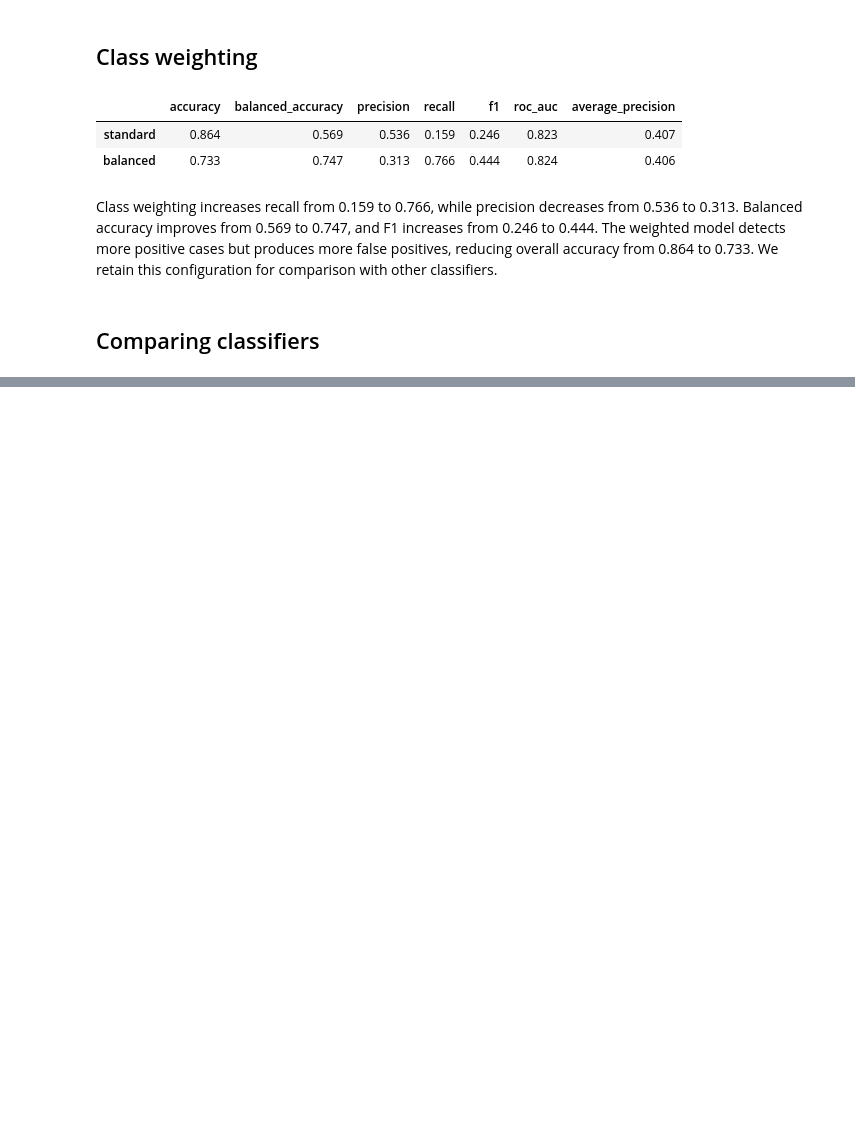
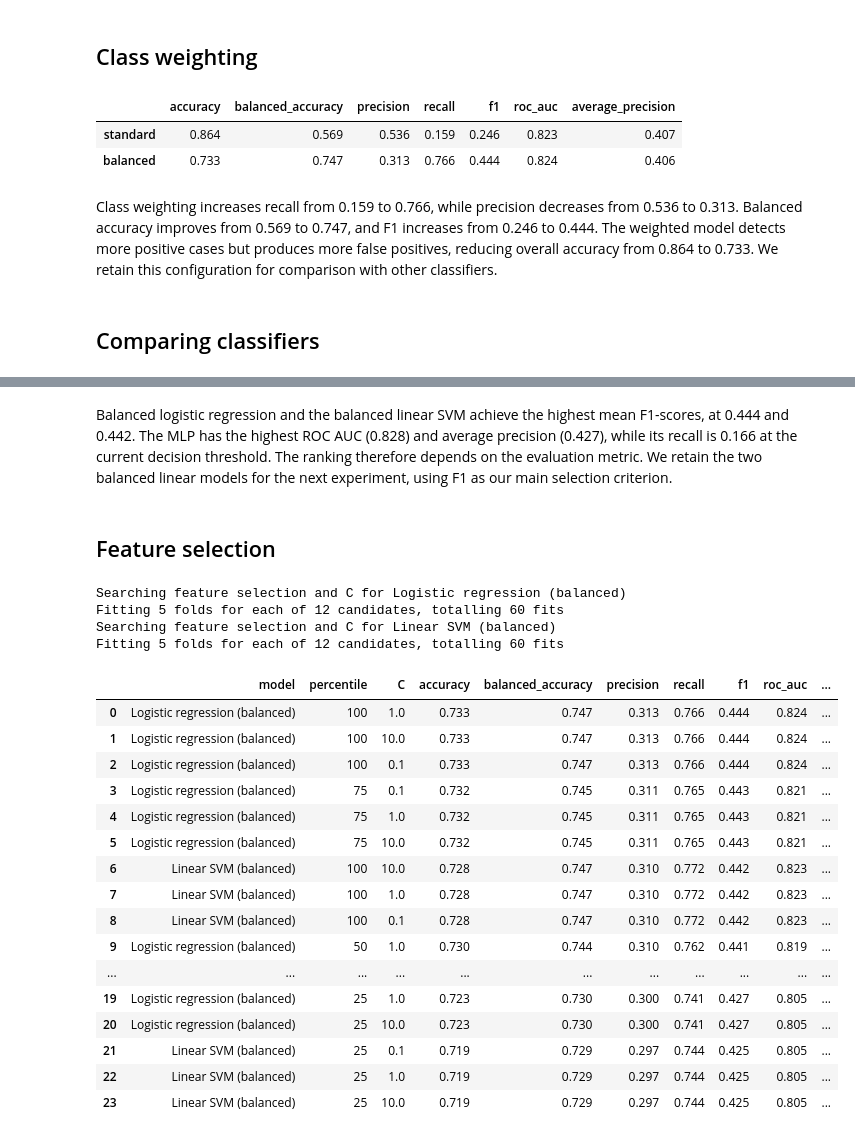
Before and after one commit to Rayene365/spam-diabetes-ml, a Jupyter notebook: diabetes.ipynb, the cells around one changed output, grey strips where cells are left out. Saved outputs shown, nothing was run; the diff lists cells and outputs as text; code cells hidden in the pictures; blank space fills up the shorter version.

Commit message:
Evaluate feature selection and tune linear classifiers

```diff
--- a/diabetes.ipynb
+++ b/diabetes.ipynb
@@ -156,0 +170,43 @@ mean_scores.sort_values("f1", ascending=False).round(3)
+# %% [markdown]
+Balanced logistic regression and the balanced linear SVM achieve the highest mean F1-scores, at 0.444 and 0.442. The MLP has the highest ROC AUC (0.828) and average precision (0.427), while its recall is 0.166 at the current decision threshold. The ranking therefore depends on the evaluation metric. We retain the two balanced linear models for the next experiment, using F1 as our main selection criterion.
+# %% [markdown]
+## Feature selection
+# %%
+from ml_workflow import search_feature_selection
+
+candidate_names = [
+    "Logistic regression (balanced)",
+    "Linear SVM (balanced)",
+]
+candidates = {name: models[name] for name in candidate_names}
+
+feature_results, feature_searches = search_feature_selection(
+    candidates,
+    X_train,
+    y_train,
+    random_state=SEED,
+)
+
+feature_results.round(3)
+# %% [output]
+Searching feature selection and C for Logistic regression (balanced)
+Fitting 5 folds for each of 12 candidates, totalling 60 fits
+Searching feature selection and C for Linear SVM (balanced)
+Fitting 5 folds for each of 12 candidates, totalling 60 fits
+|  | model | percentile | C | accuracy | balanced_accuracy | precision | recall | f1 | roc_auc | ... |
+| 0 | Logistic regression (balanced) | 100 | 1.0 | 0.733 | 0.747 | 0.313 | 0.766 | 0.444 | 0.824 | ... |
+| 1 | Logistic regression (balanced) | 100 | 10.0 | 0.733 | 0.747 | 0.313 | 0.766 | 0.444 | 0.824 | ... |
+| 2 | Logistic regression (balanced) | 100 | 0.1 | 0.733 | 0.747 | 0.313 | 0.766 | 0.444 | 0.824 | ... |
+| 3 | Logistic regression (balanced) | 75 | 0.1 | 0.732 | 0.745 | 0.311 | 0.765 | 0.443 | 0.821 | ... |
+| 4 | Logistic regression (balanced) | 75 | 1.0 | 0.732 | 0.745 | 0.311 | 0.765 | 0.443 | 0.821 | ... |
+| 5 | Logistic regression (balanced) | 75 | 10.0 | 0.732 | 0.745 | 0.311 | 0.765 | 0.443 | 0.821 | ... |
+| 6 | Linear SVM (balanced) | 100 | 10.0 | 0.728 | 0.747 | 0.310 | 0.772 | 0.442 | 0.823 | ... |
+| 7 | Linear SVM (balanced) | 100 | 1.0 | 0.728 | 0.747 | 0.310 | 0.772 | 0.442 | 0.823 | ... |
+| 8 | Linear SVM (balanced) | 100 | 0.1 | 0.728 | 0.747 | 0.310 | 0.772 | 0.442 | 0.823 | ... |
+| 9 | Logistic regression (balanced) | 50 | 1.0 | 0.730 | 0.744 | 0.310 | 0.762 | 0.441 | 0.819 | ... |
+| ... | ... | ... | ... | ... | ... | ... | ... | ... | ... | ... |
+| 19 | Logistic regression (balanced) | 25 | 1.0 | 0.723 | 0.730 | 0.300 | 0.741 | 0.427 | 0.805 | ... |
+| 20 | Logistic regression (balanced) | 25 | 10.0 | 0.723 | 0.730 | 0.300 | 0.741 | 0.427 | 0.805 | ... |
+| 21 | Linear SVM (balanced) | 25 | 0.1 | 0.719 | 0.729 | 0.297 | 0.744 | 0.425 | 0.805 | ... |
+| 22 | Linear SVM (balanced) | 25 | 1.0 | 0.719 | 0.729 | 0.297 | 0.744 | 0.425 | 0.805 | ... |
+| 23 | Linear SVM (balanced) | 25 | 10.0 | 0.719 | 0.729 | 0.297 | 0.744 | 0.425 | 0.805 | ... |
```
Also changed, not shown: parts of 6 cells of this notebook, 2 other files.
